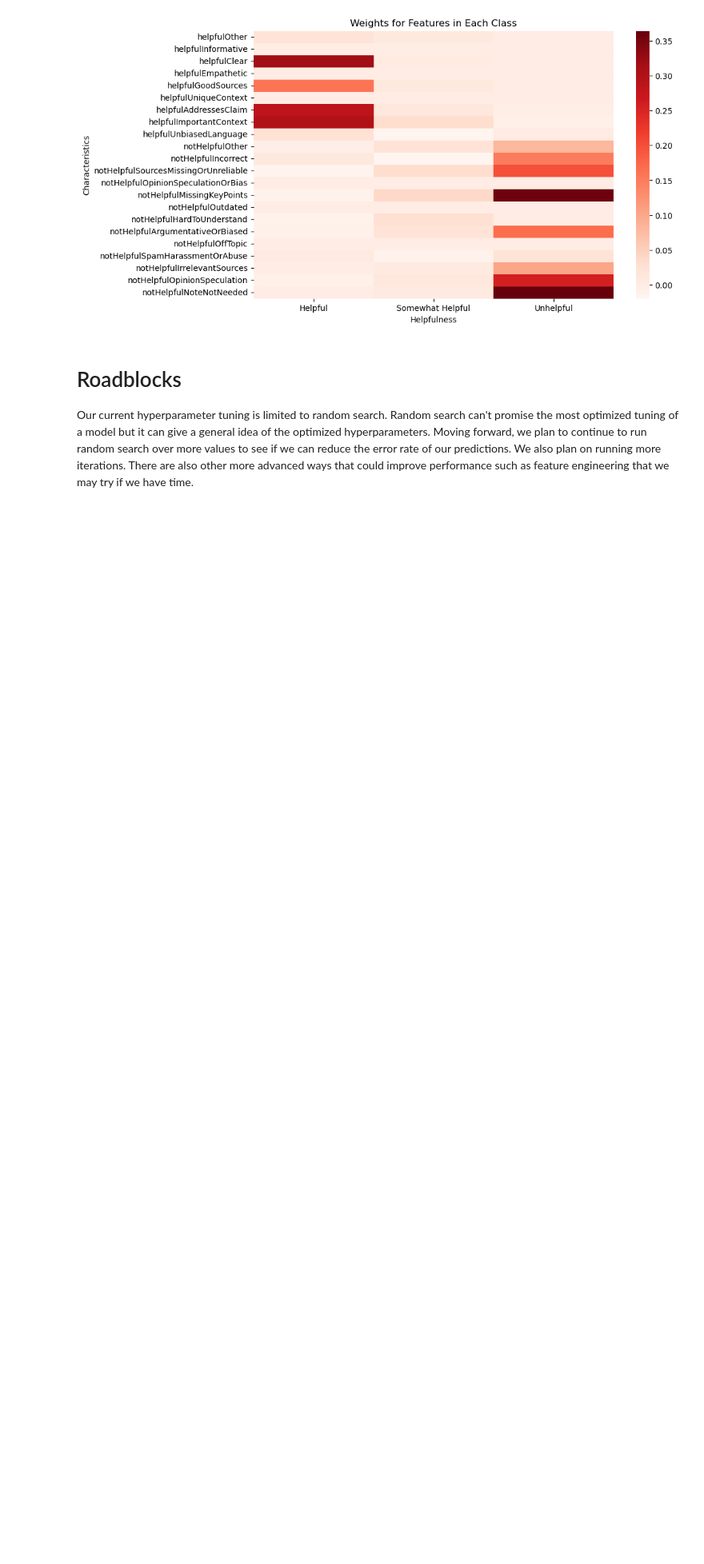
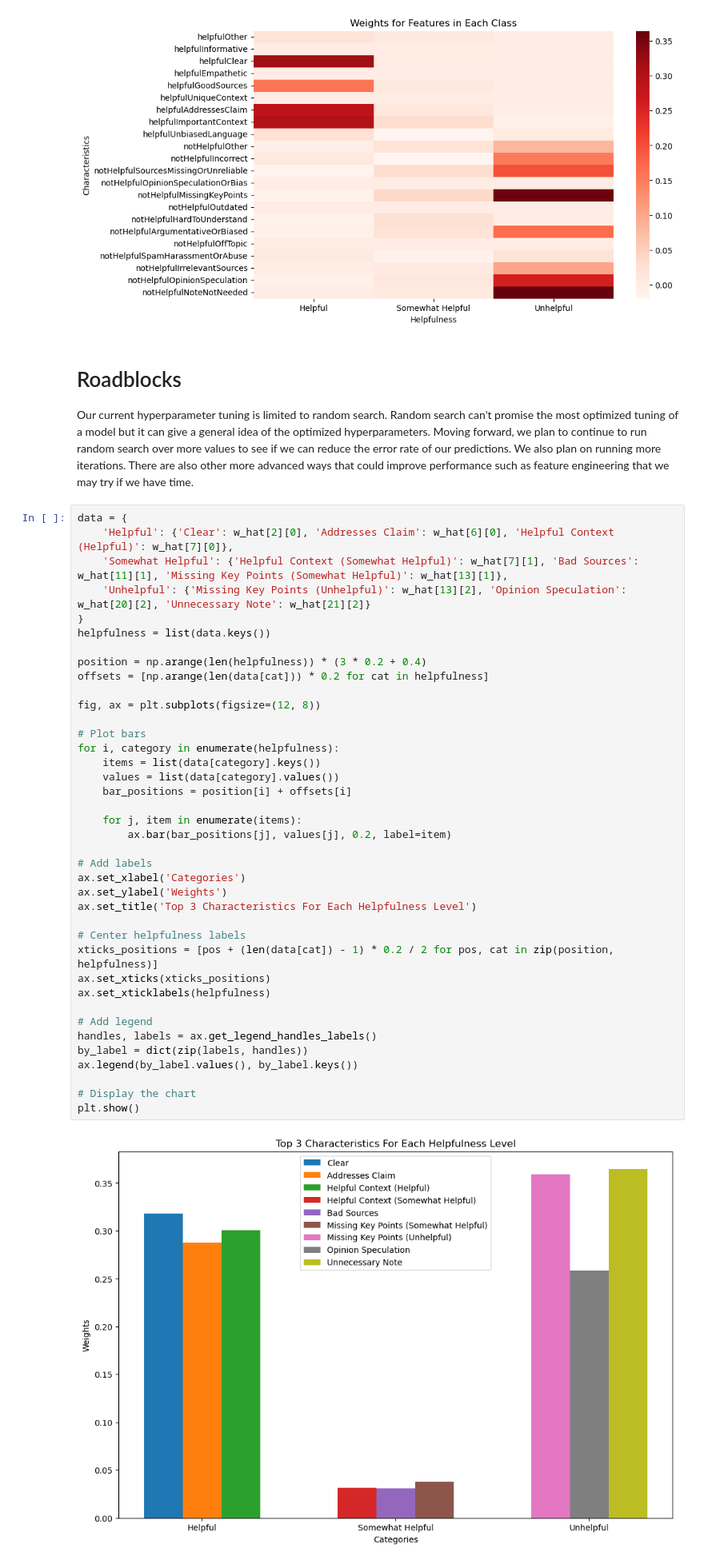
Before and after one commit to daphnehe/info498, a Jupyter notebook: ratings.ipynb, the cells around one changed output. Shown at 80% size. Drawn from its saved outputs; the diff is of its cells as text; blank space fills up the shorter version.

```diff
--- a/ratings.ipynb
+++ b/ratings.ipynb
@@ -466,3 +466,44 @@ Weights:
 # %% [markdown]
 # Roadblocks
 Our current hyperparameter tuning is limited to random search. Random search can't promise the most optimized tuning of a model but it can give a general idea of the optimized hyperparameters. Moving forward, we plan to continue to run random search over more values to see if we can reduce the error rate of our predictions. We also plan on running more iterations. There are also other more advanced ways that could improve performance such as feature engineering that we may try if we have time.
+# %%
+data = {
+    'Helpful': {'Clear': w_hat[2][0], 'Addresses Claim': w_hat[6][0], 'Helpful Context (Helpful)': w_hat[7][0]},
+    'Somewhat Helpful': {'Helpful Context (Somewhat Helpful)': w_hat[7][1], 'Bad Sources': w_hat[11][1], 'Missing Key Points (Somewhat Helpful)': w_hat[13][1]},
+    'Unhelpful': {'Missing Key Points (Unhelpful)': w_hat[13][2], 'Opinion Speculation': w_hat[20][2], 'Unnecessary Note': w_hat[21][2]}
+}
+helpfulness = list(data.keys())
+
+position = np.arange(len(helpfulness)) * (3 * 0.2 + 0.4)
+offsets = [np.arange(len(data[cat])) * 0.2 for cat in helpfulness]
+
+fig, ax = plt.subplots(figsize=(12, 8))
+
+# Plot bars
+for i, category in enumerate(helpfulness):
+    items = list(data[category].keys())
+    values = list(data[category].values())
+    bar_positions = position[i] + offsets[i]
+
+    for j, item in enumerate(items):
+        ax.bar(bar_positions[j], values[j], 0.2, label=item)
+
+# Add labels
+ax.set_xlabel('Categories')
+ax.set_ylabel('Weights')
+ax.set_title('Top 3 Characteristics For Each Helpfulness Level')
+
+# Center helpfulness labels
+xticks_positions = [pos + (len(data[cat]) - 1) * 0.2 / 2 for pos, cat in zip(position, helpfulness)]
+ax.set_xticks(xticks_positions)
+ax.set_xticklabels(helpfulness)
+
+# Add legend
+handles, labels = ax.get_legend_handles_labels()
+by_label = dict(zip(labels, handles))
+ax.legend(by_label.values(), by_label.keys())
+
+# Display the chart
+plt.show()
+# %% [output]
+[figure, added]
```
Also changed, not shown: parts of 1 cell of this notebook, 1 other file.
